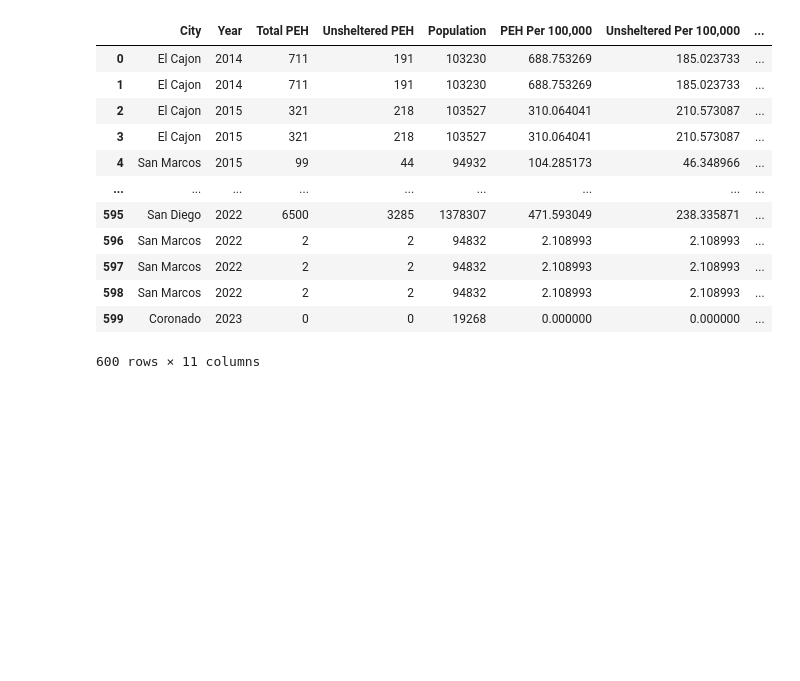
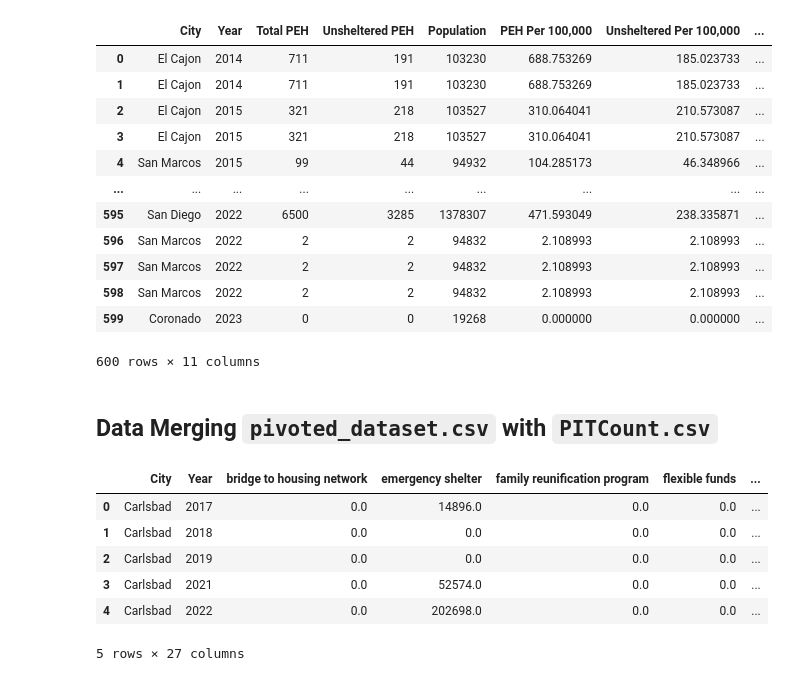
Before and after one commit to Branflakes333/SD-Homelessness-Program-Analysis, a Jupyter notebook: Data_Cleaning/RP_preprocessing_20241025.ipynb, the cells around one changed output. Drawn from its saved outputs; the diff is of its cells as text; code cells hidden in the pictures; blank space fills up the shorter version.

```diff
--- a/Data_Cleaning/RP_preprocessing_20241025.ipynb
+++ b/Data_Cleaning/RP_preprocessing_20241025.ipynb
@@ -363,0 +372,13 @@ df.to_csv('data/processed/expenditures_and_PIT.csv', index=False)
+# %% [markdown]
+## Data Merging `pivoted_dataset.csv` with `PITCount.csv`
+# %%
+pivoted = pd.read_csv('../data/processed/pivoted_dataset.csv')
+pivoted.head()
+# %% [output]
+|  | City | Year | bridge to housing network | emergency shelter | family reunification program | flexible funds | ... |
+| 0 | Carlsbad | 2017 | 0.0 | 14896.0 | 0.0 | 0.0 | ... |
+| 1 | Carlsbad | 2018 | 0.0 | 0.0 | 0.0 | 0.0 | ... |
+| 2 | Carlsbad | 2019 | 0.0 | 0.0 | 0.0 | 0.0 | ... |
+| 3 | Carlsbad | 2021 | 0.0 | 52574.0 | 0.0 | 0.0 | ... |
+| 4 | Carlsbad | 2022 | 0.0 | 202698.0 | 0.0 | 0.0 | ... |
+5 rows × 27 columns
```
Also changed, not shown: parts of 12 cells of this notebook, 2 other files.
